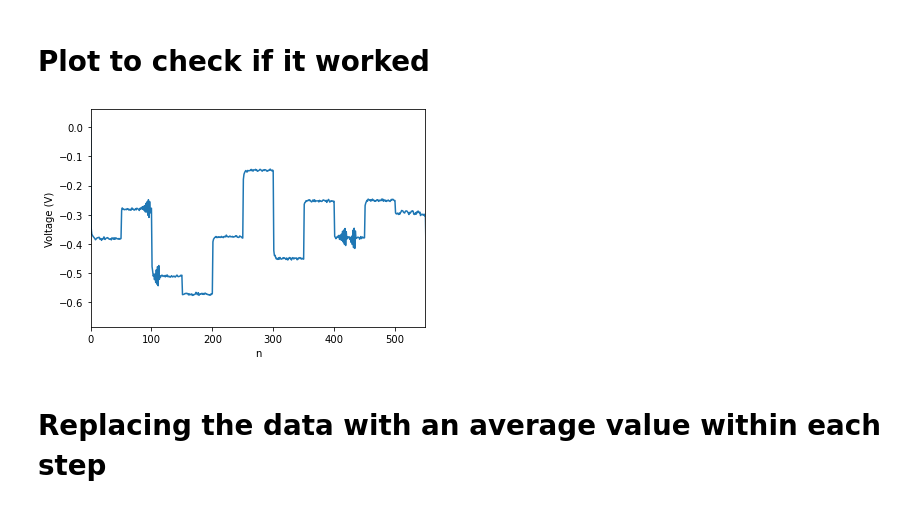
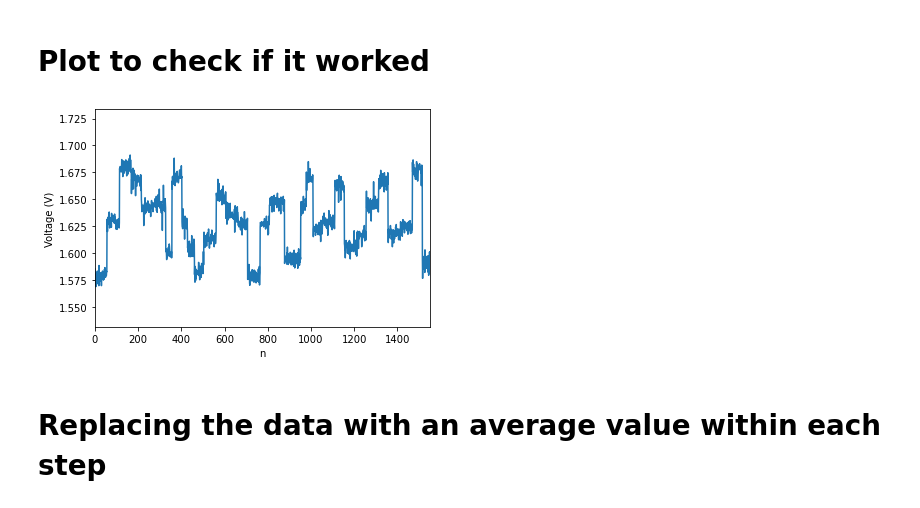
Before and after one commit to tretyakovmipt/magnetic-field-triangulation-via-deep-learning, a Jupyter notebook: experiment/data_analysis.ipynb, the cells around one changed output. Cells and saved outputs as stored; diff of their text form; code cells hidden in the pictures.

Commit message:
altered the first plotted graph

```diff
--- a/experiment/data_analysis.ipynb
+++ b/experiment/data_analysis.ipynb
@@ -27,13 +27,13 @@ for filename in os.listdir(folder_path):
 # %% [markdown]
 # Plot to check if it worked
 # %%
-plt.plot(data['V0'])
+plt.plot(data['Y1'])
 plt.xlabel('n')
 plt.ylabel('Voltage (V)')
-plt.xlim(0,550)
+plt.xlim(0,1550)
 plt.show()
 # %% [output]
-[figure, old version]
+[figure, new version]
 # %% [markdown]
 # Replacing the data with an average value within each step
 # %%
```
